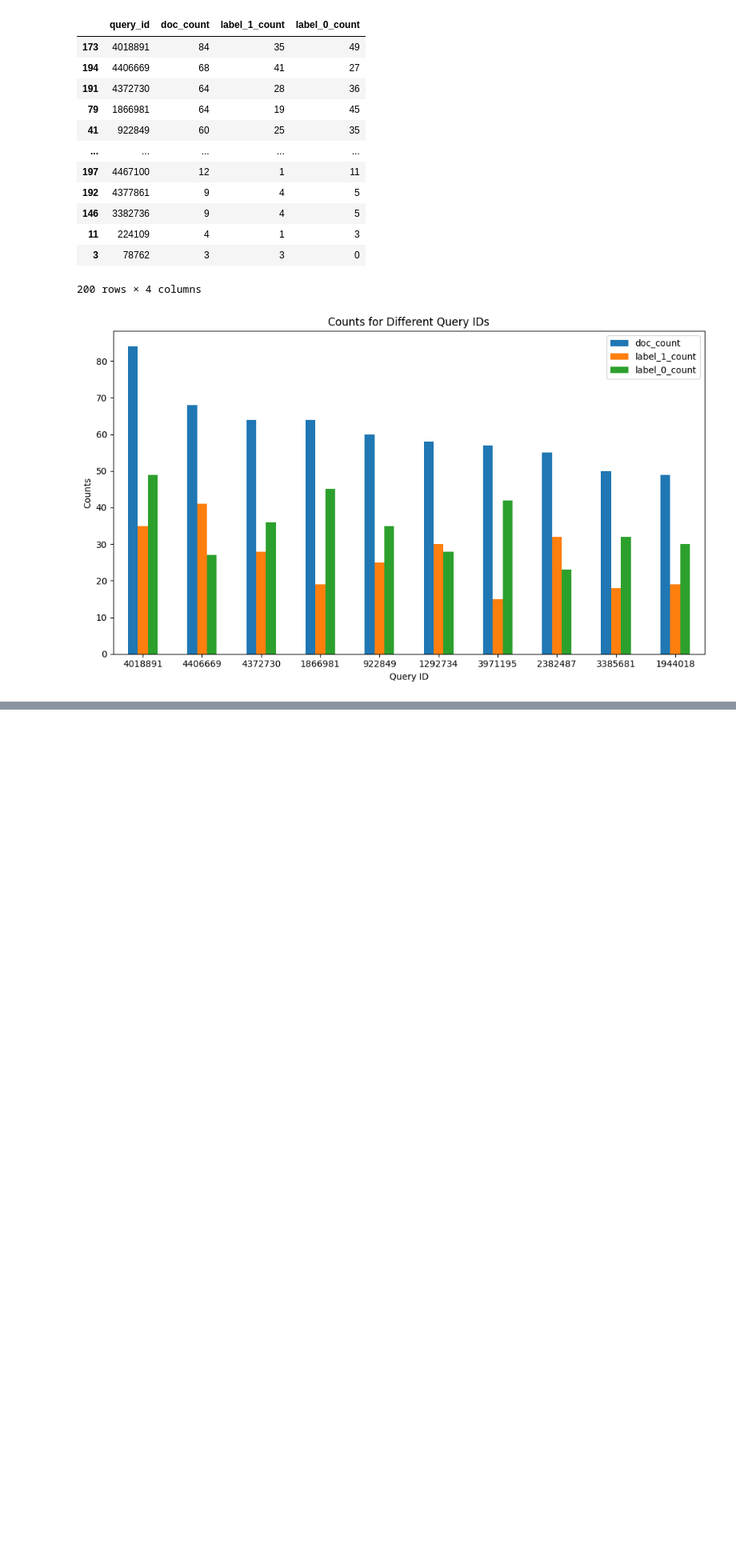
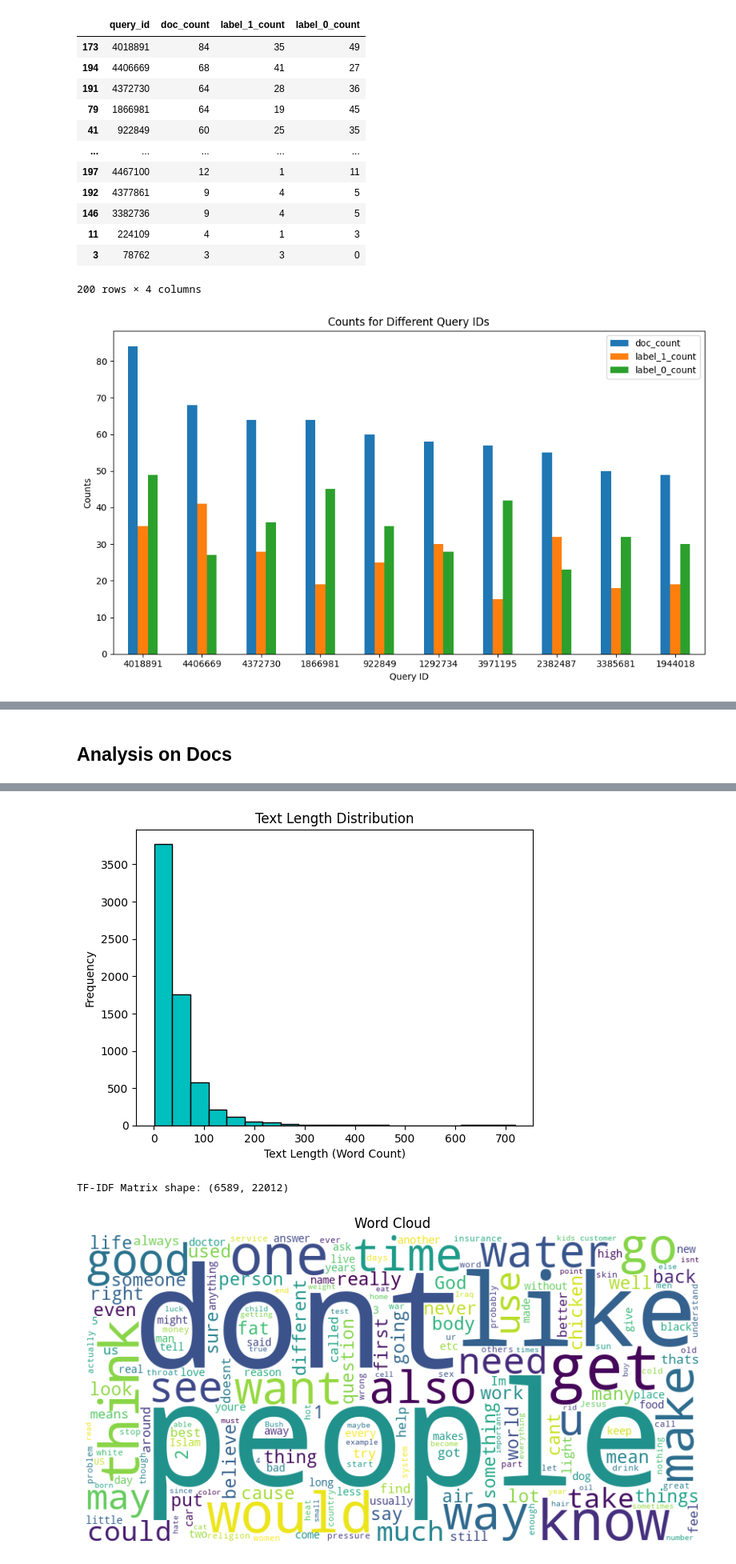
Before and after one commit to anedun2/Retrieval_and_Rerank, a Jupyter notebook: EDA.ipynb, the cells around one changed output, grey strips where cells are left out. Shown at 80% size. Drawn from its saved outputs; the diff is of its cells as text; code cells hidden in the pictures; blank space fills up the shorter version.

```diff
--- a/EDA.ipynb
+++ b/EDA.ipynb
@@ -203,0 +211,70 @@ Name: doc_length, dtype: float64
+# %%
+stop_words_list = [
+    'i', 'me', 'my', 'myself', 'we', 'our', 'ours', 'ourselves', 'you', 'your', 'yours',
+    'yourself', 'yourselves', 'he', 'him', 'his', 'himself', 'she', 'her', 'hers', 'herself',
+    'it', 'its', 'itself', 'they', 'them', 'their', 'theirs', 'themselves', 'what', 'which',
+    'who', 'whom', 'this', 'that', 'these', 'those', 'am', 'is', 'are', 'was', 'were', 'be',
+    'been', 'being', 'have', 'has', 'had', 'having', 'do', 'does', 'did', 'doing', 'a', 'an',
+    'the', 'and', 'but', 'if', 'or', 'because', 'as', 'until', 'while', 'of', 'at', 'by',
+    'for', 'with', 'about', 'against', 'between', 'into', 'through', 'during', 'before',
+    'after', 'above', 'below', 'to', 'from', 'up', 'down', 'in', 'out', 'on', 'off', 'over',
+    'under', 'again', 'further', 'then', 'once', 'here', 'there', 'when', 'where', 'why',
+    'how', 'all', 'any', 'both', 'each', 'few', 'more', 'most', 'other', 'some', 'such',
+    'no', 'nor', 'not', 'only', 'own', 'same', 'so', 'than', 'too', 'very', 's', 't', 'can',
+    'will', 'just', 'don', 'should', 'now'
+]
+# %% [markdown]
+## Analysis on Docs
+# %%
+# Manually set stopwords (you can customize this list)
+custom_stopwords = set(stop_words_list)
+
+# Function to preprocess text
+def preprocess_text(text):
+    # Remove punctuation and symbols using regular expressions
+    cleaned_text = re.sub(r'[^\w\s]', '', text)
+    return cleaned_text
+
+# Apply preprocessing to text
+merged_df_docs['cleaned_text_y'] = merged_df_docs['text_y'].apply(preprocess_text)
+
+# Word and character counts
+merged_df_docs['text_y_word_count'] = merged_df_docs['cleaned_text_y'].apply(lambda x: len(word_tokenize(x)))
+merged_df_docs['text_y_char_count'] = merged_df_docs['cleaned_text_y'].apply(lambda x: len(x))
+print(merged_df_docs[['text_y_word_count', 'text_y_char_count']].describe())
+print()
+
+# Top words and phrases
+words = word_tokenize(' '.join(merged_df_docs['cleaned_text_y']))
+fdist = FreqDist(words)
+print("Top 10 most common words:")
+print(fdist.most_common(10))
+print()
+
+# Stopwords analysis
+filtered_words = [[word for word in word_tokenize(text) if word.lower() not in custom_stopwords] for text in merged_df_docs['cleaned_text_y']]
+fdist_filtered = FreqDist([word for sublist in filtered_words for word in sublist])
+print("Top 10 most common non-stopwords:")
+print(fdist_filtered.most_common(10))
+print()
+
+# Text length distribution
+plt.hist(merged_df_docs['text_y_word_count'], bins=20, color='c', edgecolor='black')
+plt.xlabel('Text Length (Word Count)')
+plt.ylabel('Frequency')
+plt.title('Text Length Distribution')
+plt.show()
+
+# TF-IDF Vectorization (number_of_documents, number_of_unique_words)
+tfidf_vectorizer = TfidfVectorizer()
+tfidf_matrix = tfidf_vectorizer.fit_transform([' '.join(text) for text in filtered_words])
+print("TF-IDF Matrix shape:", tfidf_matrix.shape)
+
+# Word cloud
+wordcloud = WordCloud(width=800, height=400, background_color='white').generate_from_frequencies(fdist_filtered)
+plt.figure(figsize=(10, 5))
+plt.imshow(wordcloud, interpolation='bilinear')
+plt.axis('off')
+plt.title('Word Cloud')
+plt.show()
+# %% [output]
@@ -203,0 +296,3 @@ Name: doc_length, dtype: float64
+[figure, added]
+TF-IDF Matrix shape: (6589, 22012)
+[figure, added]
```
Also changed, not shown: parts of 9 cells of this notebook.
